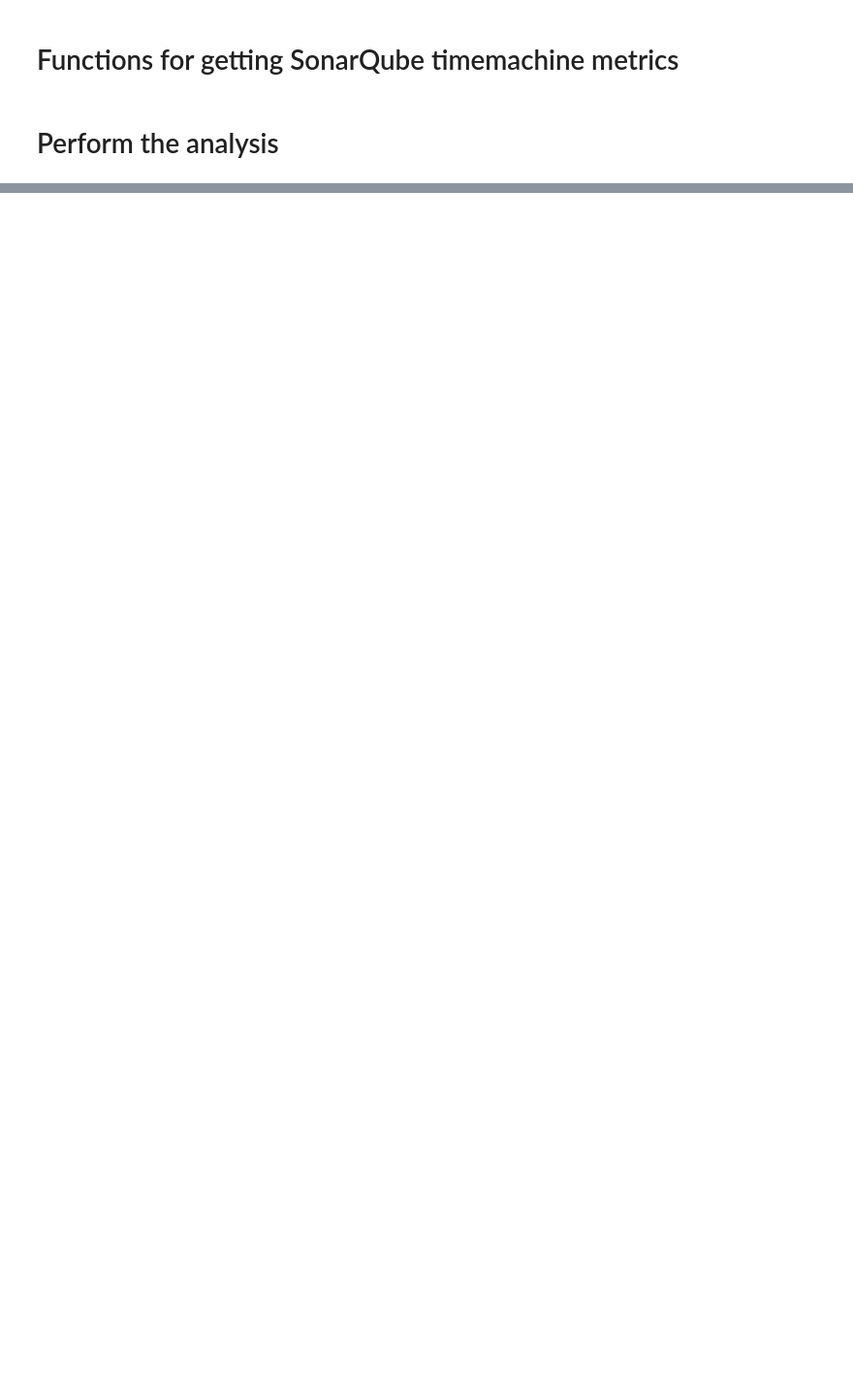
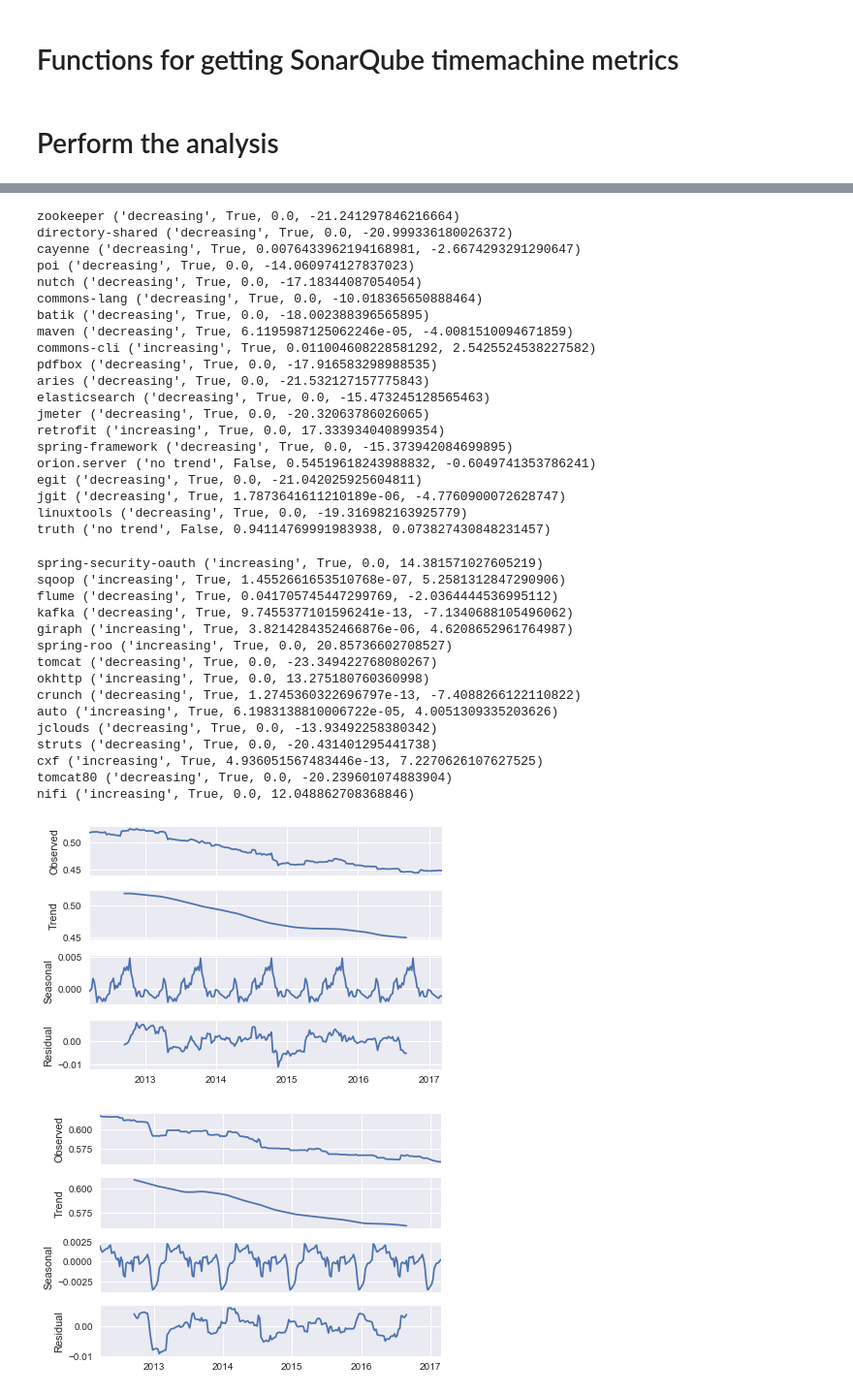
Before and after one commit to digeo/SonarQubeTSAnalysis, a Jupyter notebook: ECSA-NormalizedSQALEandIssues.ipynb, the cells around one changed output, grey strips where cells are left out. Shown at 97% size. Drawn from its saved outputs; the diff is of its cells as text; code cells hidden in the pictures; blank space fills up the shorter version.

Commit message:
ECSA-NormalizedSQALEandIssues

```diff
--- a/ECSA-NormalizedSQALEandIssues.ipynb
+++ b/ECSA-NormalizedSQALEandIssues.ipynb
@@ -91,8 +68,8 @@ def mk_test(x, alpha = 0.05):
         z = (s + 1)/np.sqrt(var_s)
 
     # calculate the p_value
-    p = 2*(1-norm.cdf(abs(z))) # two tail test
-    h = abs(z) > norm.ppf(1-alpha/2)
+    p = 2*(1-nrm.cdf(abs(z))) # two tail test
+    h = abs(z) > nrm.ppf(1-alpha/2)
 
     if (z<0) and h:
         trend = 'decreasing'
@@ -242,0 +236,16 @@ def build_issues_url(issues_url, type, severity):
+# %%
+repos = get_repos()
+for ghp in repos:
+#     print(ghp.repo)
+    timemachine_metrics = get_sonarqube_timemachine_metrics_DataFrame(ghp)
+    timemachine_metrics = timemachine_metrics.fillna(method='ffill')
+    timemachine_metrics['normalized_td'] = timemachine_metrics['sqale_index']/timemachine_metrics['ncloc']
+#     plot(timemachine_metrics[['normalized_td', 'sqale_index']])
+    timemachine_metrics = timemachine_metrics[timemachine_metrics.index.weekday==6]
+#     plot(timemachine_metrics['normalized_td'])
+    res = sm.tsa.seasonal_decompose(timemachine_metrics['normalized_td'])
+    print(ghp.repo, mk_test(timemachine_metrics['normalized_td'],alpha=0.05))
+    resplot = res.plot()
+    resplot.show()
+#     mk_test(timemachine_metrics['normalized_td'],alpha=0.05)
+# %% [output]
@@ -242,0 +253,37 @@ def build_issues_url(issues_url, type, severity):
+zookeeper ('decreasing', True, 0.0, -21.241297846216664)
+directory-shared ('decreasing', True, 0.0, -20.999336180026372)
+cayenne ('decreasing', True, 0.0076433962194168981, -2.6674293291290647)
+poi ('decreasing', True, 0.0, -14.060974127837023)
+nutch ('decreasing', True, 0.0, -17.18344087054054)
+commons-lang ('decreasing', True, 0.0, -10.018365650888464)
+batik ('decreasing', True, 0.0, -18.002388396565895)
+maven ('decreasing', True, 6.1195987125062246e-05, -4.0081510094671859)
+commons-cli ('increasing', True, 0.011004608228581292, 2.5425524538227582)
+pdfbox ('decreasing', True, 0.0, -17.916583298988535)
+aries ('decreasing', True, 0.0, -21.532127157775843)
+elasticsearch ('decreasing', True, 0.0, -15.473245128565463)
+jmeter ('decreasing', True, 0.0, -20.32063786026065)
+retrofit ('increasing', True, 0.0, 17.333934040899354)
+spring-framework ('decreasing', True, 0.0, -15.373942084699895)
+orion.server ('no trend', False, 0.54519618243988832, -0.6049741353786241)
+egit ('decreasing', True, 0.0, -21.042025925604811)
+jgit ('decreasing', True, 1.7873641611210189e-06, -4.7760900072628747)
+linuxtools ('decreasing', True, 0.0, -19.316982163925779)
+truth ('no trend', False, 0.94114769991983938, 0.073827430848231457)
+spring-security-oauth ('increasing', True, 0.0, 14.381571027605219)
+sqoop ('increasing', True, 1.4552661653510768e-07, 5.2581312847290906)
+flume ('decreasing', True, 0.041705745447299769, -2.0364444536995112)
+kafka ('decreasing', True, 9.7455377101596241e-13, -7.1340688105496062)
+giraph ('increasing', True, 3.8214284352466876e-06, 4.6208652961764987)
+spring-roo ('increasing', True, 0.0, 20.85736602708527)
+tomcat ('decreasing', True, 0.0, -23.349422768080267)
+okhttp ('increasing', True, 0.0, 13.275180760360998)
+crunch ('decreasing', True, 1.2745360322696797e-13, -7.4088266122110822)
+auto ('increasing', True, 6.1983138810006722e-05, 4.0051309335203626)
+jclouds ('decreasing', True, 0.0, -13.93492258380342)
+struts ('decreasing', True, 0.0, -20.431401295441738)
+cxf ('increasing', True, 4.936051567483446e-13, 7.2270626107627525)
+tomcat80 ('decreasing', True, 0.0, -20.239601074883904)
+nifi ('increasing', True, 0.0, 12.048862708368846)
+[figure, added]
+[figure, added]
```
Also changed, not shown: parts of 10 cells of this notebook, 1 other file.
